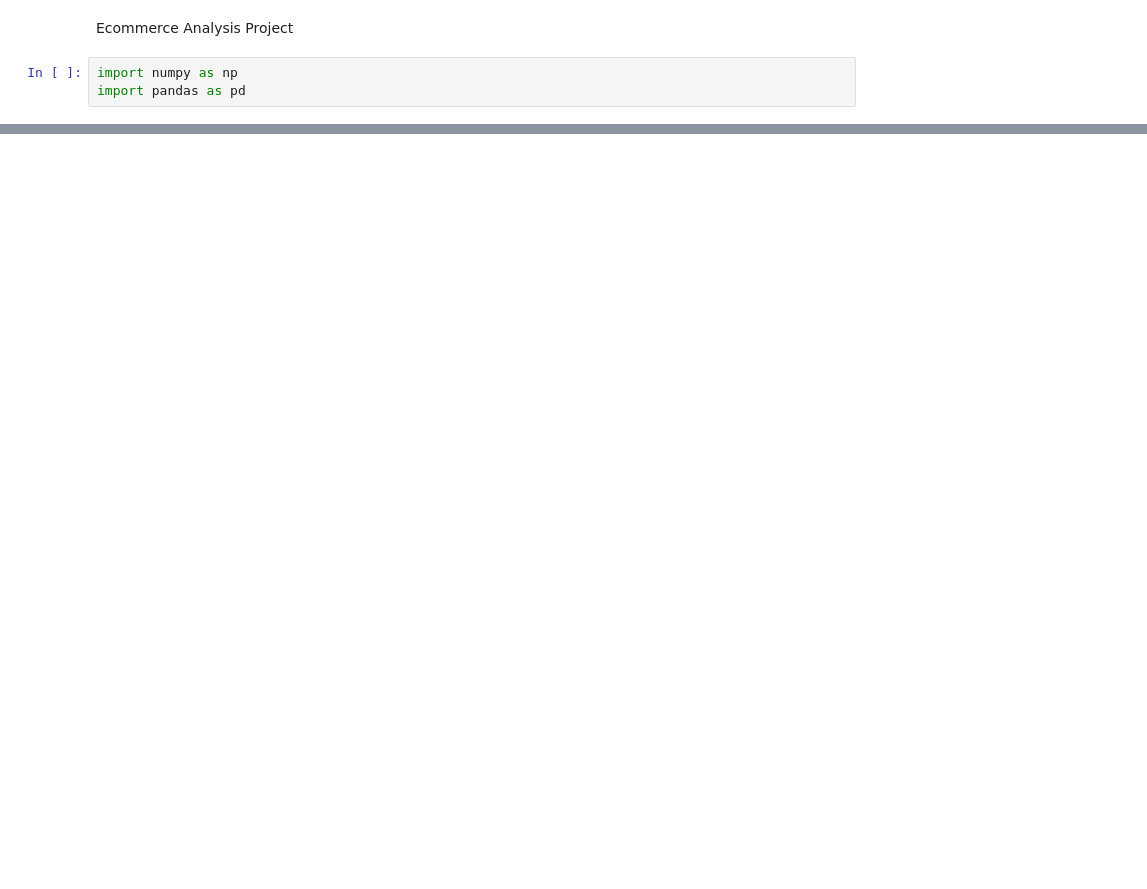
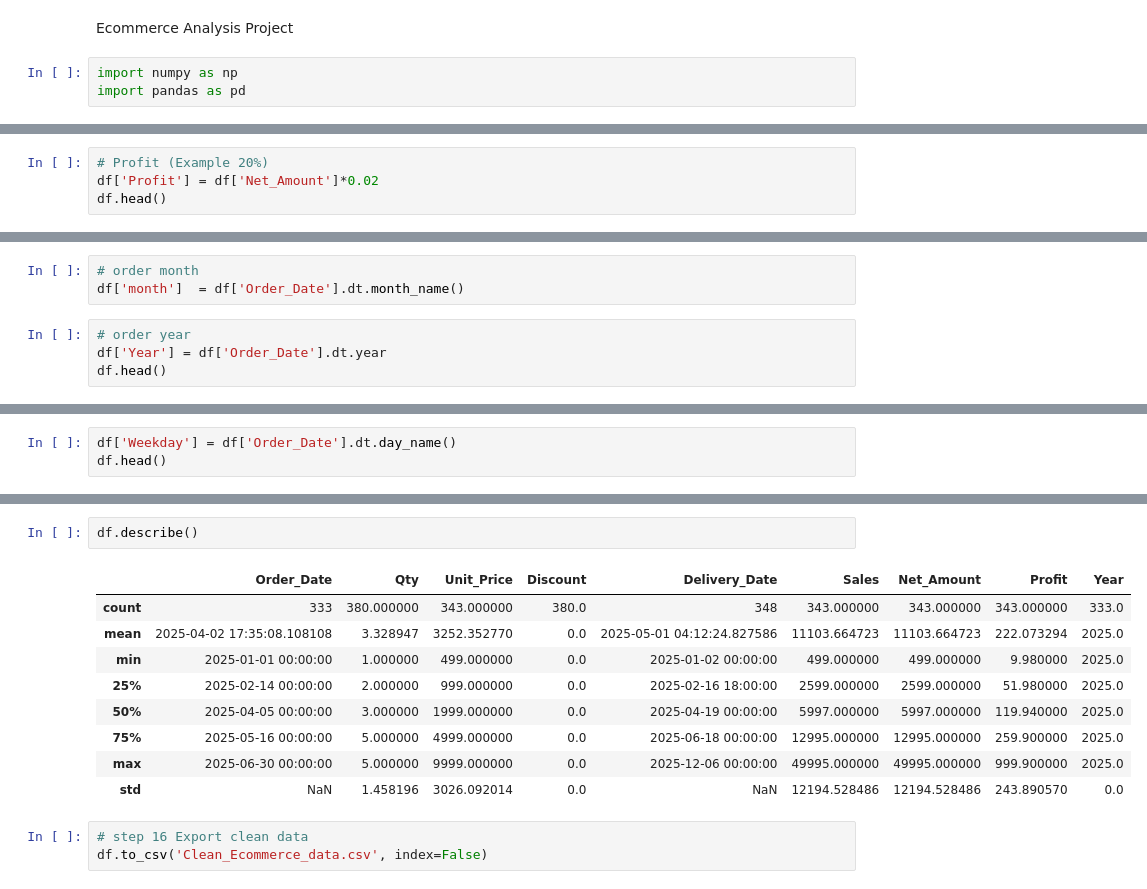
Before and after one commit to ShamsherCoder09/Data-Analytics-Portfolio-Project, a Jupyter notebook: pro2_Ecommerce_analysis.ipynb, the cells around one changed output, grey strips where cells are left out. Drawn from its saved outputs; the diff is of its cells as text; blank space fills up the shorter version.

Commit message:
Update ecommerce analysis notebook

```diff
--- a/pro2_Ecommerce_analysis.ipynb
+++ b/pro2_Ecommerce_analysis.ipynb
@@ -9,0 +160,4 @@ FileNotFoundError: [Errno 2] No such file or directory: 'Ecommerce_Unclean_Data.
+# %%
+# Profit (Example 20%)
+df['Profit'] = df['Net_Amount']*0.02
+df.head()
@@ -9,0 +171,7 @@ FileNotFoundError: [Errno 2] No such file or directory: 'Ecommerce_Unclean_Data.
+# %%
+# order month
+df['month']  = df['Order_Date'].dt.month_name()
+# %%
+# order year
+df['Year'] = df['Order_Date'].dt.year
+df.head()
@@ -9,0 +185,3 @@ FileNotFoundError: [Errno 2] No such file or directory: 'Ecommerce_Unclean_Data.
+# %%
+df['Weekday'] = df['Order_Date'].dt.day_name()
+df.head()
@@ -9,0 +237,15 @@ FileNotFoundError: [Errno 2] No such file or directory: 'Ecommerce_Unclean_Data.
+# %%
+df.describe()
+# %% [output]
+|  | Order_Date | Qty | Unit_Price | Discount | Delivery_Date | Sales | Net_Amount | Profit | Year |
+| count | 333 | 380.000000 | 343.000000 | 380.0 | 348 | 343.000000 | 343.000000 | 343.000000 | 333.0 |
+| mean | 2025-04-02 17:35:08.108108 | 3.328947 | 3252.352770 | 0.0 | 2025-05-01 04:12:24.827586 | 11103.664723 | 11103.664723 | 222.073294 | 2025.0 |
+| min | 2025-01-01 00:00:00 | 1.000000 | 499.000000 | 0.0 | 2025-01-02 00:00:00 | 499.000000 | 499.000000 | 9.980000 | 2025.0 |
+| 25% | 2025-02-14 00:00:00 | 2.000000 | 999.000000 | 0.0 | 2025-02-16 18:00:00 | 2599.000000 | 2599.000000 | 51.980000 | 2025.0 |
+| 50% | 2025-04-05 00:00:00 | 3.000000 | 1999.000000 | 0.0 | 2025-04-19 00:00:00 | 5997.000000 | 5997.000000 | 119.940000 | 2025.0 |
+| 75% | 2025-05-16 00:00:00 | 5.000000 | 4999.000000 | 0.0 | 2025-06-18 00:00:00 | 12995.000000 | 12995.000000 | 259.900000 | 2025.0 |
+| max | 2025-06-30 00:00:00 | 5.000000 | 9999.000000 | 0.0 | 2025-12-06 00:00:00 | 49995.000000 | 49995.000000 | 999.900000 | 2025.0 |
+| std | NaN | 1.458196 | 3026.092014 | 0.0 | NaN | 12194.528486 | 12194.528486 | 243.890570 | 0.0 |
+# %%
+# step 16 Export clean data
+df.to_csv('Clean_Ecommerce_data.csv', index=False)
```
Also changed, not shown: parts of 30 cells of this notebook.
